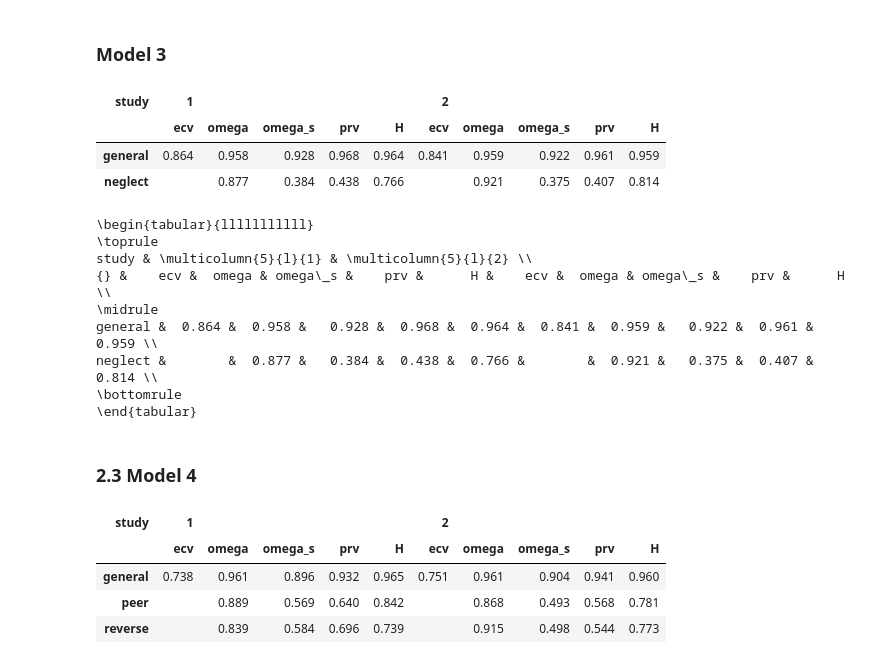
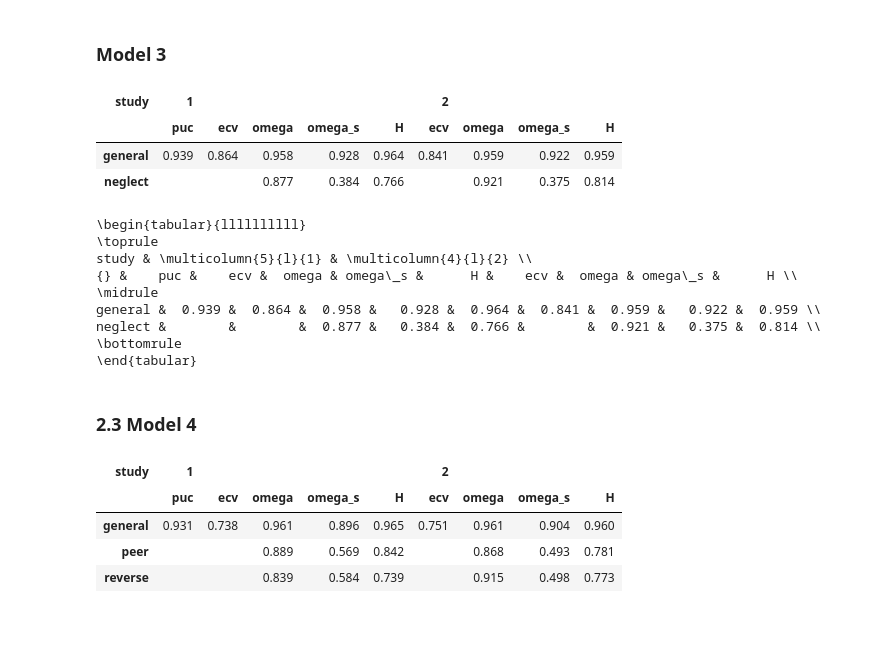
Before and after one commit to szorowi1/mace-irt, a Jupyter notebook: 03_CFA.ipynb, the cells around one changed output. Cells and saved outputs as stored; diff of their text form; code cells hidden in the pictures; blank space fills up the shorter version.

```diff
--- a/03_CFA.ipynb
+++ b/03_CFA.ipynb
@@ -525,6 +525,11 @@ for study in studies:
     ## Compute explained common variance.
     ecv = ss / ss.sum()
 
+    ## Compute PUC.
+    A = len(D) * (len(D) - 1) / 2
+    B = sum([sum(D[col]) * (sum(D[col])-1) / 2 for col in D.columns[1:]])
+    puc = (A - B) / A
+
     #~~~~~~~~~~~~~~~~~~~~~~~~~~~~~~~~~~~~~~~~~~#
     ### H-index
     #~~~~~~~~~~~~~~~~~~~~~~~~~~~~~~~~~~~~~~~~~~#
@@ -549,9 +554,9 @@ for study in studies:
         subscale = D.columns,
         study = np.repeat(study, D.columns.size),
         ecv = ecv,
+        puc = puc,
         omega = omega,
         omega_s = omega_s,
-        prv = omega_s / omega,
         H = H
     )))
 
@@ -559,17 +564,17 @@ for study in studies:
 stats = concat(stats).replace({'teicher2015':1, 'tuominen2022': 2})
 
 ## Convert to pivot table.
-stats = stats.pivot_table(['omega','omega_s','prv','ecv','H'], 'subscale', 'study').round(3)
+stats = stats.pivot_table(['omega','omega_s','ecv','puc','H'], 'subscale', 'study').round(3)
 stats = stats.applymap(lambda x: '%0.3f' %x)
-stats.loc[stats.index!='general','ecv'] = ''
+stats.loc[stats.index!='general',['ecv','puc']] = ''
 
 ## Re-organize rows.
 index = ['general', 'VA', 'PA', 'NVEA', 'SA', 'EN', 'PN', 'WSV', 'WIPV', 'PeerVA', 'PeerPA']
 stats = stats.loc[index]
 
 ## Re-organize columns.
-cols = [(1,'ecv'),(1,'omega'),(1,'omega_s'),(1,'prv'),(1,'H'),
-        (2,'ecv'),(2,'omega'),(2,'omega_s'),(2,'prv'),(2,'H')]
+cols = [(1,'puc'),(1,'ecv'),(1,'omega'),(1,'omega_s'),(1,'H'),
+        (2,'ecv'),(2,'omega'),(2,'omega_s'),(2,'H')]
 stats = stats.swaplevel(axis='columns')[cols]
 
 ## Display table.
@@ -682,6 +687,11 @@ for study in studies:
     ## Compute explained common variance.
     ecv = ss / ss.sum()
 
+    ## Compute PUC.
+    A = len(D) * (len(D) - 1) / 2
+    B = sum([sum(D[col]) * (sum(D[col])-1) / 2 for col in D.columns[1:]])
+    puc = (A - B) / A
+
     #~~~~~~~~~~~~~~~~~~~~~~~~~~~~~~~~~~~~~~~~~~#
     ### H-index
     #~~~~~~~~~~~~~~~~~~~~~~~~~~~~~~~~~~~~~~~~~~#
@@ -706,9 +716,9 @@ for study in studies:
         subscale = D.columns,
         study = np.repeat(study, D.columns.size),
         ecv = ecv,
+        puc = puc,
         omega = omega,
         omega_s = omega_s,
-        prv = omega_s / omega,
         H = H
     )))
 
@@ -716,36 +726,36 @@ for study in studies:
 stats = concat(stats).replace({'teicher2015':1, 'tuominen2022': 2})
 
 ## Convert to pivot table.
-stats = stats.pivot_table(['omega','omega_s','prv','ecv','H'], 'subscale', 'study').round(3)
+stats = stats.pivot_table(['omega','omega_s','ecv','puc','H'], 'subscale', 'study').round(3)
 stats = stats.applymap(lambda x: '%0.3f' %x)
-stats.loc[stats.index!='general','ecv'] = ''
+stats.loc[stats.index!='general',['ecv','puc']] = ''
 
 ## Re-organize rows.
 index = D.columns
 stats = stats.loc[index]
 
 ## Re-organize columns.
-cols = [(1,'ecv'),(1,'omega'),(1,'omega_s'),(1,'prv'),(1,'H'),
-        (2,'ecv'),(2,'omega'),(2,'omega_s'),(2,'prv'),(2,'H')]
+cols = [(1,'puc'),(1,'ecv'),(1,'omega'),(1,'omega_s'),(1,'H'),
+        (2,'ecv'),(2,'omega'),(2,'omega_s'),(2,'H')]
 stats = stats.swaplevel(axis='columns')[cols]
 
 ## Display table.
 stats
 # %% [output]
-| study | 1 |  |  |  |  | 2 |  |  |  |  |
-|  | ecv | omega | omega_s | prv | H | ecv | omega | omega_s | prv | H |
-| general | 0.864 | 0.958 | 0.928 | 0.968 | 0.964 | 0.841 | 0.959 | 0.922 | 0.961 | 0.959 |
-| neglect |  | 0.877 | 0.384 | 0.438 | 0.766 |  | 0.921 | 0.375 | 0.407 | 0.814 |
+| study | 1 |  |  |  |  | 2 |  |  |  |
+|  | puc | ecv | omega | omega_s | H | ecv | omega | omega_s | H |
+| general | 0.939 | 0.864 | 0.958 | 0.928 | 0.964 | 0.841 | 0.959 | 0.922 | 0.959 |
+| neglect |  |  | 0.877 | 0.384 | 0.766 |  | 0.921 | 0.375 | 0.814 |
 # %%
 print(stats.to_latex())
 # %% [output]
-\begin{tabular}{lllllllllll}
+\begin{tabular}{llllllllll}
 \toprule
-study & \multicolumn{5}{l}{1} & \multicolumn{5}{l}{2} \\
-{} &    ecv &  omega & omega\_s &    prv &      H &    ecv &  omega & omega\_s &    prv &      H \\
+study & \multicolumn{5}{l}{1} & \multicolumn{4}{l}{2} \\
+{} &    puc &    ecv &  omega & omega\_s &      H &    ecv &  omega & omega\_s &      H \\
 \midrule
-general &  0.864 &  0.958 &   0.928 &  0.968 &  0.964 &  0.841 &  0.959 &   0.922 &  0.961 &  0.959 \\
-neglect &        &  0.877 &   0.384 &  0.438 &  0.766 &        &  0.921 &   0.375 &  0.407 &  0.814 \\
+general &  0.939 &  0.864 &  0.958 &   0.928 &  0.964 &  0.841 &  0.959 &   0.922 &  0.959 \\
+neglect &        &        &  0.877 &   0.384 &  0.766 &        &  0.921 &   0.375 &  0.814 \\
 \bottomrule
 \end{tabular}
 # %% [markdown]
@@ -819,6 +829,11 @@ for study in studies:
     ## Compute explained common variance.
     ecv = ss / ss.sum()
 
+    ## Compute PUC.
+    A = len(D) * (len(D) - 1) / 2
+    B = sum([sum(D[col]) * (sum(D[col])-1) / 2 for col in D.columns[1:]])
+    puc = (A - B) / A
+
     #~~~~~~~~~~~~~~~~~~~~~~~~~~~~~~~~~~~~~~~~~~#
     ### H-index
     #~~~~~~~~~~~~~~~~~~~~~~~~~~~~~~~~~~~~~~~~~~#
@@ -837,43 +852,43 @@ for study in studies:
 
     #~~~~~~~~~~~~~~~~~~~~~~~~~~~~~~~~~~~~~~~~~~#
     ### Convert to DataFrame.
     #~~~~~~~~~~~~~~~~~~~~~~~~~~~~~~~~~~~~~~~~~~#
 
     stats.append(DataFrame(dict(
         subscale = D.columns,
         study = np.repeat(study, D.columns.size),
         ecv = ecv,
+        puc = puc,
         omega = omega,
         omega_s = omega_s,
-        prv = omega_s / omega,
         H = H
     )))
 
 ## Concatenate DataFrames.
 stats = concat(stats).replace({'teicher2015':1, 'tuominen2022': 2})
 
 ## Convert to pivot table.
-stats = stats.pivot_table(['omega','omega_s','prv','ecv','H'], 'subscale', 'study').round(3)
+stats = stats.pivot_table(['omega','omega_s','ecv','puc','H'], 'subscale', 'study').round(3)
 stats = stats.applymap(lambda x: '%0.3f' %x)
-stats.loc[stats.index!='general','ecv'] = ''
+stats.loc[stats.index!='general',['ecv','puc']] = ''
 
 ## Re-organize rows.
 index = D.columns
 stats = stats.loc[index]
 
 ## Re-organize columns.
-cols = [(1,'ecv'),(1,'omega'),(1,'omega_s'),(1,'prv'),(1,'H'),
-        (2,'ecv'),(2,'omega'),(2,'omega_s'),(2,'prv'),(2,'H')]
+cols = [(1,'puc'),(1,'ecv'),(1,'omega'),(1,'omega_s'),(1,'H'),
+        (2,'ecv'),(2,'omega'),(2,'omega_s'),(2,'H')]
 stats = stats.swaplevel(axis='columns')[cols]
 
 ## Display table.
 stats
 # %% [output]
-| study | 1 |  |  |  |  | 2 |  |  |  |  |
-|  | ecv | omega | omega_s | prv | H | ecv | omega | omega_s | prv | H |
-| general | 0.738 | 0.961 | 0.896 | 0.932 | 0.965 | 0.751 | 0.961 | 0.904 | 0.941 | 0.960 |
-| peer |  | 0.889 | 0.569 | 0.640 | 0.842 |  | 0.868 | 0.493 | 0.568 | 0.781 |
-| reverse |  | 0.839 | 0.584 | 0.696 | 0.739 |  | 0.915 | 0.498 | 0.544 | 0.773 |
+| study | 1 |  |  |  |  | 2 |  |  |  |
+|  | puc | ecv | omega | omega_s | H | ecv | omega | omega_s | H |
+| general | 0.931 | 0.738 | 0.961 | 0.896 | 0.965 | 0.751 | 0.961 | 0.904 | 0.960 |
+| peer |  |  | 0.889 | 0.569 | 0.842 |  | 0.868 | 0.493 | 0.781 |
+| reverse |  |  | 0.839 | 0.584 | 0.739 |  | 0.915 | 0.498 | 0.773 |
 # %%
 print(stats.to_latex())
 # %% [output]
```
Also changed, not shown: parts of 3 cells of this notebook, 3 other files.
